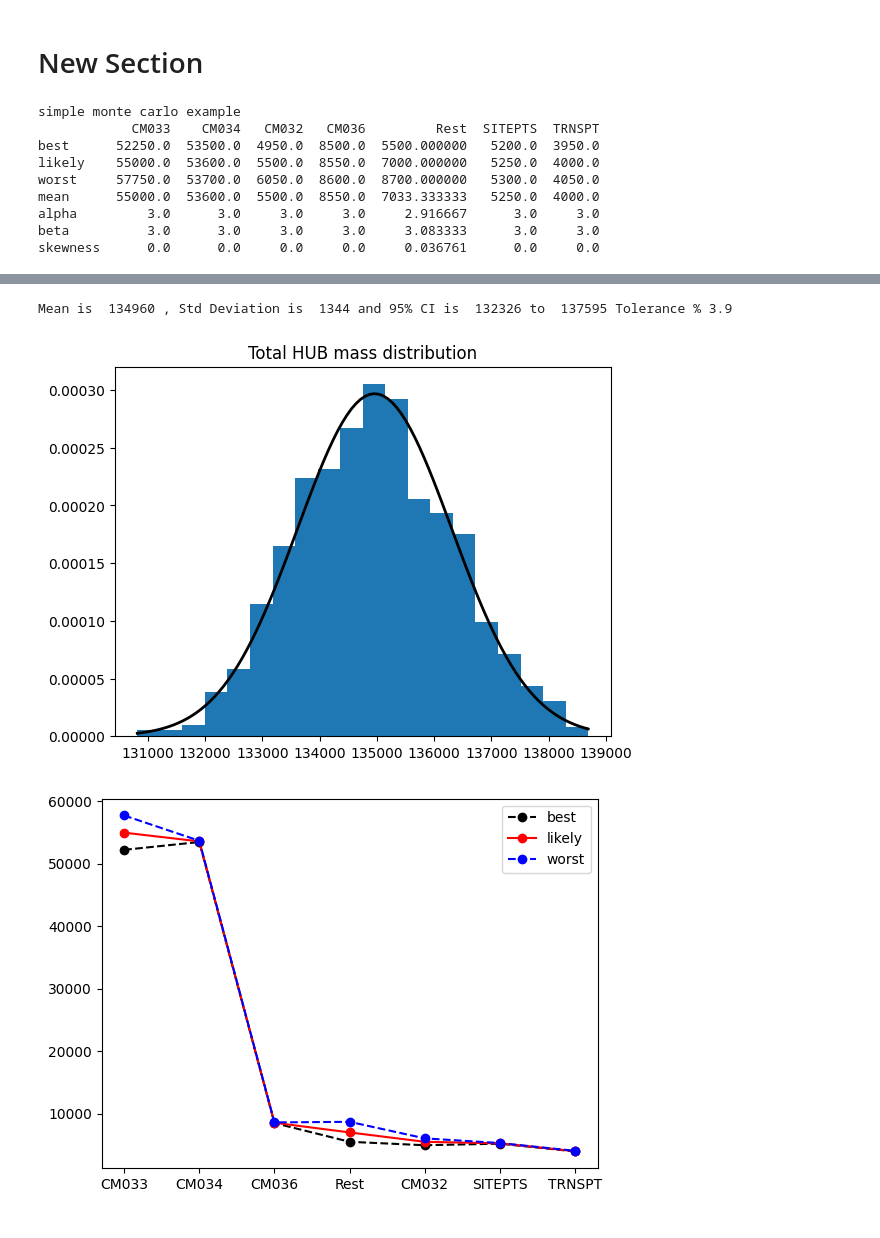
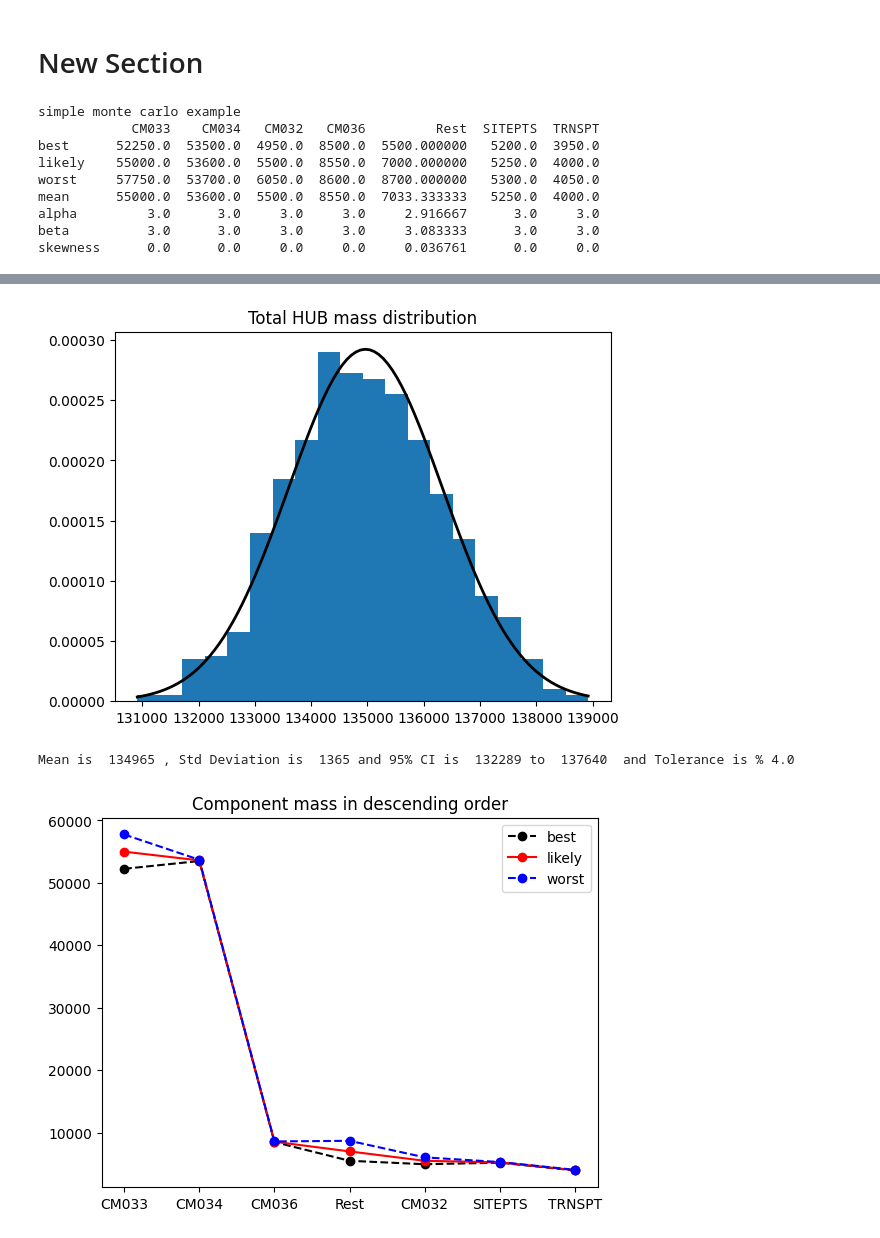
Before and after one commit to asanka2008/test3, a Jupyter notebook: Test.ipynb, the cells around one changed output, grey strips where cells are left out. Cells and saved outputs as stored; diff of their text form; code cells hidden in the pictures.

```diff
--- a/Test.ipynb
+++ b/Test.ipynb
@@ -86,54 +86,57 @@ for x in range(len(Y2.columns)) :
   plt.show()
 
 #total sum in HubDT row
-A=[]
+S=[]
 i=0
 k=99
 while i<1000:
   t=Y2.iloc[randint(0,k),0]+Y2.iloc[randint(0,k),1]+Y2.iloc[randint(0,k),2]+Y2.iloc[randint(0,k),3]+Y2.iloc[randint(0,k),4]+Y2.iloc[randint(0,k),5]
-  A.insert(i,t)
+  S.insert(i,t)
   i+=1
 
-plt.hist(A,bins=20, density=True)
-mu, std=norm.fit(A)
+plt.hist(S,bins=20, density=True)
+mu, std=norm.fit(S)
 
 
-#print: mean, std and 95% confidence interval. and tolerance%
-print('Mean is ', round(mu), ', Std Deviation is ', round(std), 'and 95% CI is ', round(mu-std*1.96), 'to ', round(mu+std*1.96), 'Tolerance %', "{:.1f}".format((2*std*1.96)*100/mu))
 
 #plot normal distribution to histogram
-xmin = min(A)
-xmax = max(A)
+xmin = min(S)
+xmax = max(S)
 x2 = np.linspace(xmin, xmax, 100)
 p = stats.norm.pdf(x2, mu, std)
 plt.title('Total HUB mass distribution')
 plt.plot(x2, p, 'k', linewidth=2)
 plt.show()
 
+#print: mean, std and 95% confidence interval. and tolerance%
+print('Mean is ', round(mu), ', Std Deviation is ', round(std), 'and 95% CI is ', round(mu-std*1.96), 'to ', round(mu+std*1.96), ' and Tolerance is %', "{:.1f}".format((2*std*1.96)*100/mu))
+
+
 #plot best, worst, likely values of HUB component weights sorted in descending order
 S=HubDT.sort_values(by='likely', axis=1, ascending=False)
+plt.title('Component mass in descending order')
 plt.plot(S.iloc[0,:],'ko--', label='best')
 plt.plot(S.iloc[1,:], 'ro-', label='likely')
 plt.plot(S.iloc[2,:],'bo--', label='worst')
 plt.legend()
 plt.show()
 # %% [output]
 simple monte carlo example
             CM033    CM034   CM032   CM036         Rest  SITEPTS  TRNSPT
 best      52250.0  53500.0  4950.0  8500.0  5500.000000   5200.0  3950.0
 likely    55000.0  53600.0  5500.0  8550.0  7000.000000   5250.0  4000.0
 worst     57750.0  53700.0  6050.0  8600.0  8700.000000   5300.0  4050.0
 mean      55000.0  53600.0  5500.0  8550.0  7033.333333   5250.0  4000.0
 alpha         3.0      3.0     3.0     3.0     2.916667      3.0     3.0
 beta          3.0      3.0     3.0     3.0     3.083333      3.0     3.0
 skewness      0.0      0.0     0.0     0.0     0.036761      0.0     0.0
 [figure]
 [figure]
 [figure]
 [figure]
 [figure]
 [figure]
 [figure]
+[figure, new version]
-Mean is  134960 , Std Deviation is  1344 and 95% CI is  132326 to  137595 Tolerance % 3.9
+Mean is  134965 , Std Deviation is  1365 and 95% CI is  132289 to  137640  and Tolerance is % 4.0
-[figure, old version]
-[figure, old version]
+[figure, new version]
```
